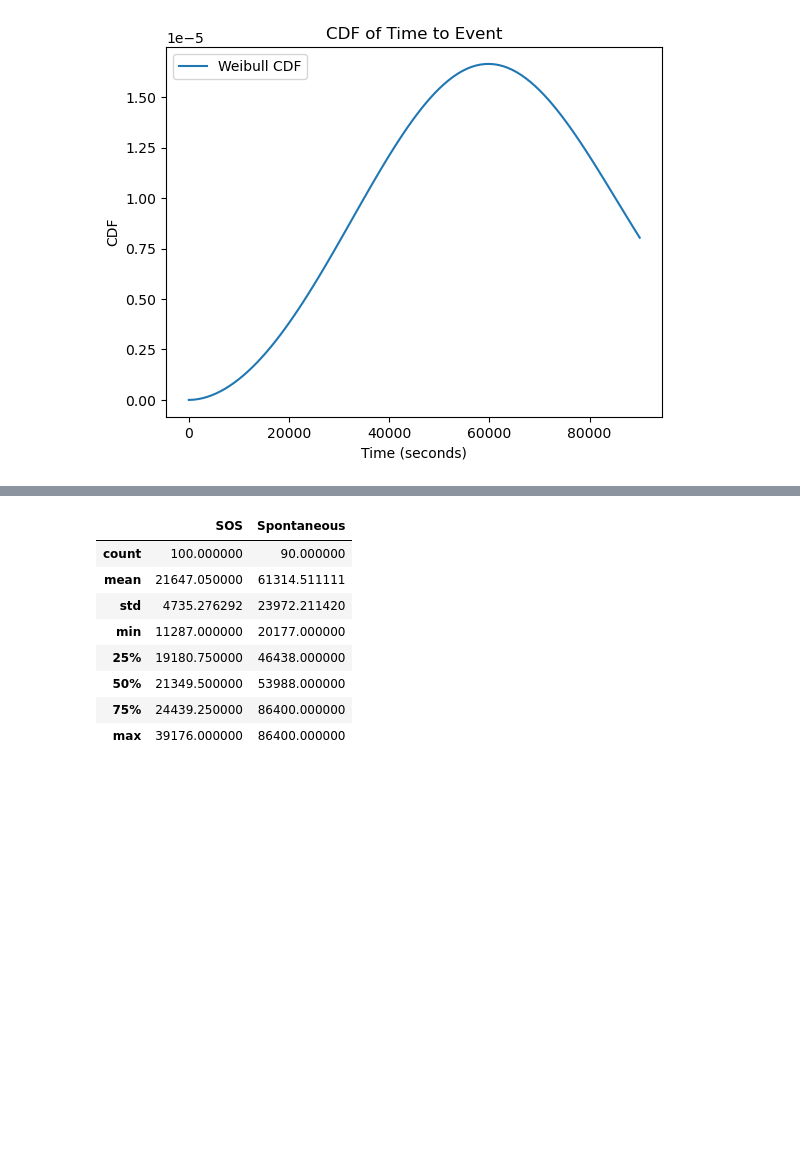
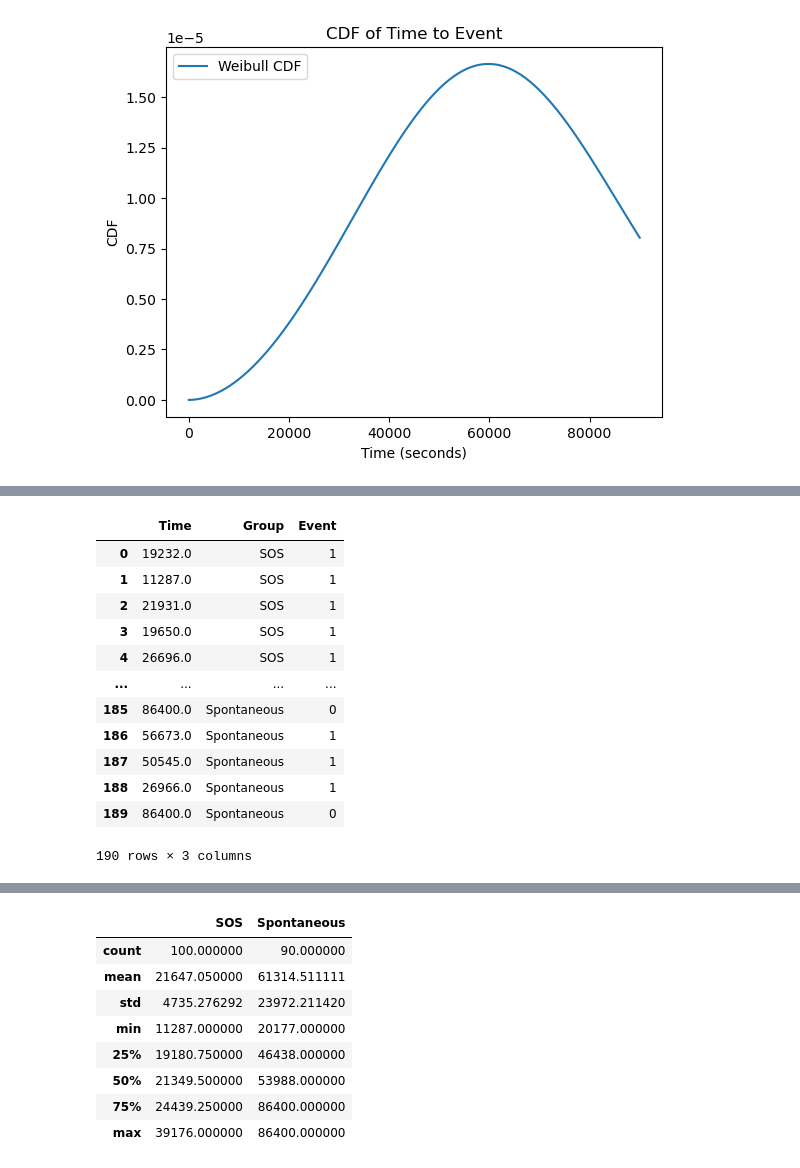
Before and after one commit to Frood-for-Thought/Bac_Evol_SSA, a Jupyter notebook: Experiment 3 - SOS vs Random Mutation/Analysis.ipynb, the cells around one changed output, grey strips where cells are left out. Drawn from its saved outputs; the diff is of its cells as text; code cells hidden in the pictures; blank space fills up the shorter version.

```diff
--- a/Experiment 3 - SOS vs Random Mutation/Analysis.ipynb
+++ b/Experiment 3 - SOS vs Random Mutation/Analysis.ipynb
@@ -90,0 +104,6 @@ df_cleaned.describe()
+# %%
+# Prepare the combined dataset
+df_sos = df[['SOS']].rename(columns={'SOS': 'Time'}).assign(Group='SOS')
+df_spontaneous = df[['Spontaneous']].rename(columns={'Spontaneous': 'Time'}).assign(Group='Spontaneous')
+combined_df = pd.concat([df_sos, df_spontaneous], ignore_index=True)
+combined_df
@@ -90,0 +124,20 @@ df_cleaned.describe()
+# %%
+# Censoring indicator (1 = event occurred, 0 = censored)
+combined_df['Event'] = (combined_df['Time'] != 86400).astype(int)
+# Then remove NaN values from 'Time'.
+combined_df_clean = combined_df.dropna(subset=['Time'])
+combined_df_clean
+# %% [output]
+|  | Time | Group | Event |
+| 0 | 19232.0 | SOS | 1 |
+| 1 | 11287.0 | SOS | 1 |
+| 2 | 21931.0 | SOS | 1 |
+| 3 | 19650.0 | SOS | 1 |
+| 4 | 26696.0 | SOS | 1 |
+| ... | ... | ... | ... |
+| 185 | 86400.0 | Spontaneous | 0 |
+| 186 | 56673.0 | Spontaneous | 1 |
+| 187 | 50545.0 | Spontaneous | 1 |
+| 188 | 26966.0 | Spontaneous | 1 |
+| 189 | 86400.0 | Spontaneous | 0 |
+190 rows × 3 columns
```
Also changed, not shown: parts of 16 cells of this notebook.
